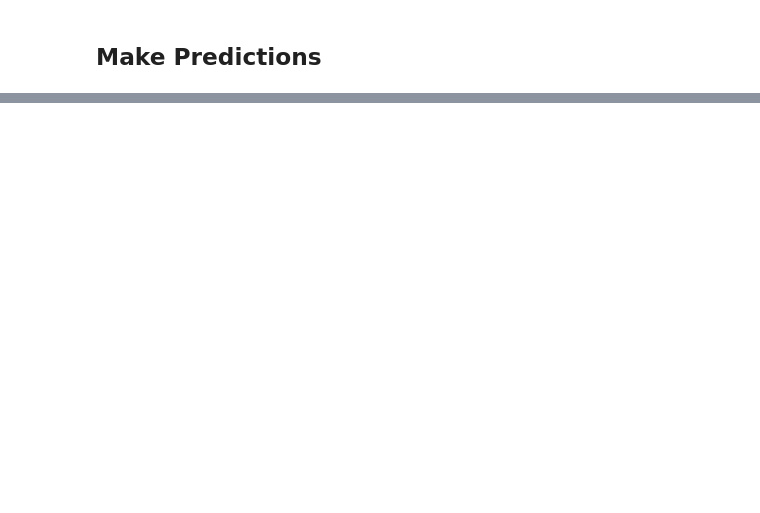
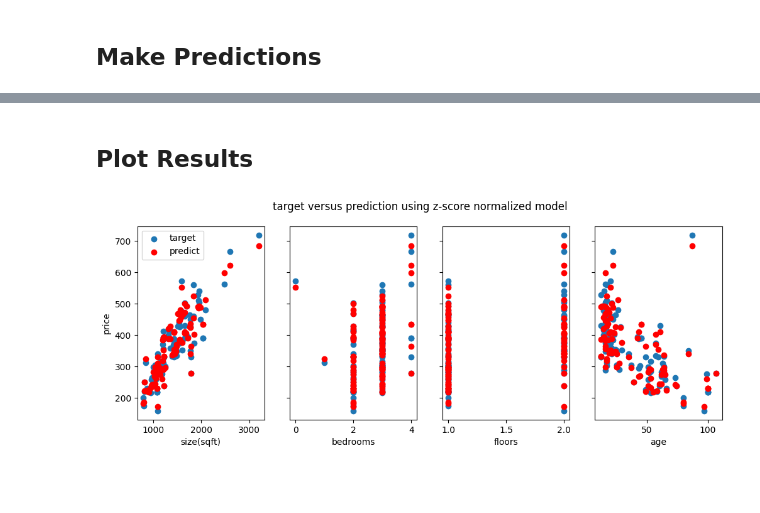
Before and after one commit to Krriisshna/Machine-Learning, a Jupyter notebook: Coursera/Supervised ML (Regression and Classification)/02_Regression_Multiple_Variable/linear_regression_sklearn.ipynb, the cells around one changed output, grey strips where cells are left out. Saved outputs shown, nothing was run; the diff lists cells and outputs as text; code cells hidden in the pictures; blank space fills up the shorter version.

```diff
--- a/Coursera/Supervised ML (Regression and Classification)/02_Regression_Multiple_Variable/linear_regression_sklearn.ipynb
+++ b/Coursera/Supervised ML (Regression and Classification)/02_Regression_Multiple_Variable/linear_regression_sklearn.ipynb
@@ -81,4 +81,18 @@ Prediction on training set:
 Target values
 [300.  509.8 394.  540. ]
+# %% [markdown]
+## Plot Results
+# %%
+fig, ax = plt.subplots(1,4, figsize=(12,4),sharey=True)
+for i in range(len(ax)):
+    ax[i].scatter(X_train[:,i],y_train,label='target')
+    ax[i].set_xlabel(X_features[i])
+    ax[i].scatter(X_train[:,i],y_pred,color='r',label='predict')
+ax[0].set_ylabel('price')
+ax[0].legend()
+fig.suptitle("target versus prediction using z-score normalized model")
+plt.show()
+# %% [output]
+[figure, added]
 # %% [markdown]
 ##
```
Also changed, not shown: parts of 3 cells of this notebook.
